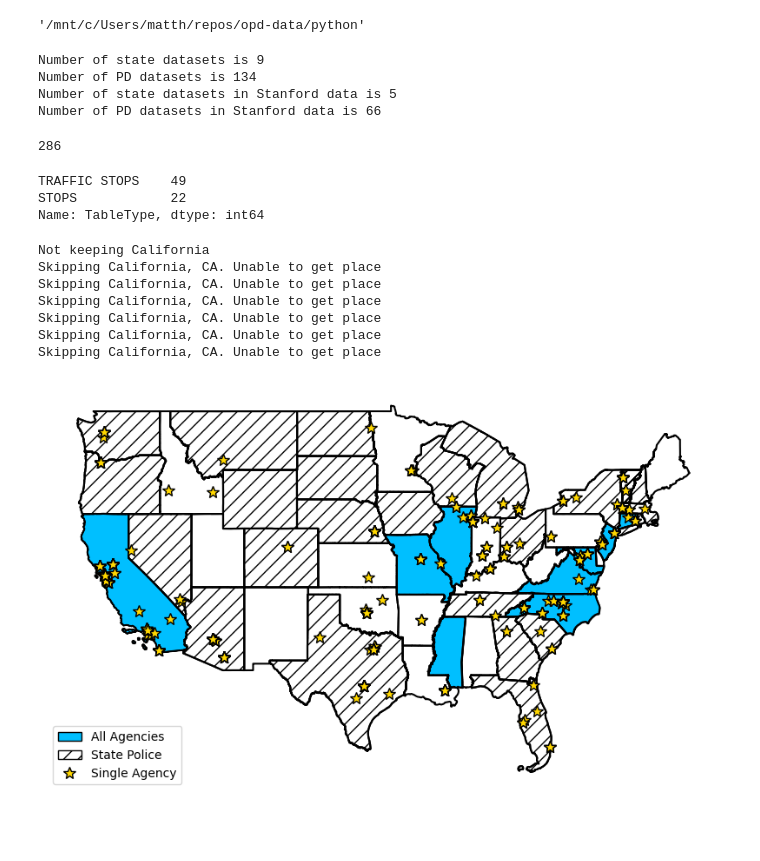
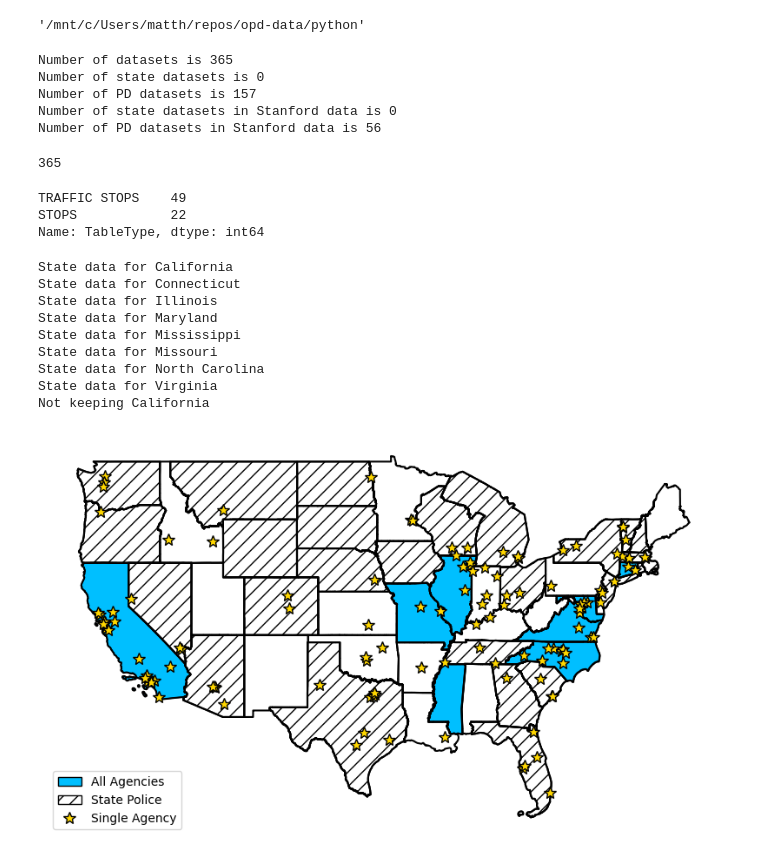
Before and after one commit to openpolicedata/opd-data, a Jupyter notebook: python/gen_sources_map.ipynb, the cells around one changed output. Saved outputs shown, nothing was run; the diff lists cells and outputs as text; code cells hidden in the pictures; blank space fills up the shorter version.

```diff
--- a/python/gen_sources_map.ipynb
+++ b/python/gen_sources_map.ipynb
@@ -104,6 +104,8 @@ state_codes = {
 # %%
 datasets = opd.datasets.query()
 df = datasets.drop_duplicates(subset=["State","SourceName","Agency"])
+
+print(f"Number of datasets is {opd.datasets.num_unique()}")
 
 num_state = (df["Agency"]=="MULTI").sum()
 print(f"Number of state datasets is {num_state}")
@@ -116,11 +118,12 @@ print(f"Number of PD datasets in Stanford data is {len(df_stanford)-num_state_st
 
 opd.datasets.num_unique()
 # %% [output]
-Number of state datasets is 9
-Number of PD datasets is 134
-Number of state datasets in Stanford data is 5
-Number of PD datasets in Stanford data is 66
+Number of datasets is 365
+Number of state datasets is 0
+Number of PD datasets is 157
+Number of state datasets in Stanford data is 0
+Number of PD datasets in Stanford data is 56
-286
+365
 # %%
 datasets = opd.datasets.query()
 df = datasets.drop_duplicates(subset=["State","SourceName","Agency","TableType"])
@@ -159,14 +162,21 @@ state_patch = mpatches.Patch(facecolor=state_color, edgecolor="black", label='Al
 state_police_patch = mpatches.Patch(hatch="//", edgecolor="black", facecolor="white", label='State Police')
 star = mlines.Line2D([], [], linestyle="None", marker="*", markeredgecolor="k" ,markerfacecolor="gold", markersize=markersize, label='Single Agency')
 
+skip = []
 for i in range(len(datasets)):
+    if (datasets.iloc[i]["State"],datasets.iloc[i]["Agency"]) in skip:
+        continue
     abbrev = state2abbrev(datasets.iloc[i]["State"])
 
     if opd.defs.MULTI == datasets.iloc[i]["Agency"]:
         state = us48[us48.STUSPS == abbrev]
         state.plot(ax=ax,edgecolor="black",facecolor=state_color)
+        print("State data for {}".format(datasets.iloc[i]["State"]))
+        skip.append((datasets.iloc[i]["State"],datasets.iloc[i]["Agency"]))
 
 for i in range(len(datasets)):
+    if (datasets.iloc[i]["State"],datasets.iloc[i]["Agency"]) in skip:
+        continue
     abbrev = state2abbrev(datasets.iloc[i]["State"])
 
     if datasets.iloc[i]["Agency"] == "State Patrol" or datasets.iloc[i]["Agency"] == "State Police":
@@ -178,14 +188,17 @@ for i in range(len(datasets)):
         if keep:
             state = us48[us48.STUSPS == abbrev]
             state.boundary.plot(ax=ax, hatch="//",edgecolor="black")
+            skip.append((datasets.iloc[i]["State"],datasets.iloc[i]["Agency"]))
         else:
             state_str = "State"
             print(f"Not keeping {datasets.iloc[i][state_str]}")
 
 for i in range(len(datasets)):
+    if (datasets.iloc[i]["State"],datasets.iloc[i]["Agency"]) in skip:
+        continue
     abbrev = state2abbrev(datasets.iloc[i]["State"])
 
-    if opd.defs.MULTI == datasets.iloc[i]["Agency"] or \
+    if datasets.iloc[i]["Agency"] in [opd.defs.MULTI, opd.defs.NA] or \
         datasets.iloc[i]["Agency"] == "State Patrol" or \
         datasets.iloc[i]["Agency"] == "State Police":
         pass
@@ -205,37 +218,44 @@ for i in range(len(datasets)):
                 lat = 42+30/60+30/3600
                 lon = -(89+1/60+54/3600)
             elif city_name == "Winooski" and abbrev=="VT":
                 lat = 44+29/60+42/3600
                 lon = -(73+10/60+57/3600)
+            elif city_name=="Dumfries" and abbrev=="VA":
+                lat = 38.567778
+                lon = -77.324722
             else:
                 print(f"Skipping {city_name}, {abbrev}. Unable to get place")
                 continue
         try:
             ax.plot(lon, lat, marker="*", markeredgecolor="k" ,markerfacecolor="gold", markersize=markersize)
         except:
             print(f"Skipping {city_name}, {abbrev}. Unable to plot")
     else:
         county_name = datasets.iloc[i]["SourceName"].replace("Police Department","").strip()
         fips = state_codes[abbrev]
         with warnings.catch_warnings():
             warnings.simplefilter("ignore")
             df = county_df[county_df["STATEFP"]==fips]
             df = df[county_df["NAMELSAD"]==county_name]
             a = df.centroid
         try:
             ax.plot(a.x, a.y, marker="*", markeredgecolor="k" ,markerfacecolor="gold", markersize=markersize)
         except:
             print(f"Skipping {county_name}, {abbrev}. Unable to plot")
 
+    skip.append((datasets.iloc[i]["State"],datasets.iloc[i]["Agency"]))
+
 plt.axis('off')
 if show_legend:
     ax.legend(handles=[state_patch, state_police_patch, star], loc="lower left")
 # %% [output]
+State data for California
+State data for Connecticut
+State data for Illinois
+State data for Maryland
+State data for Mississippi
+State data for Missouri
+State data for North Carolina
+State data for Virginia
 Not keeping California
-Skipping California, CA. Unable to get place
-Skipping California, CA. Unable to get place
-Skipping California, CA. Unable to get place
-Skipping California, CA. Unable to get place
-Skipping California, CA. Unable to get place
-Skipping California, CA. Unable to get place
-[figure, old version]
+[figure, new version]
```
Also changed, not shown: 5 other files.
